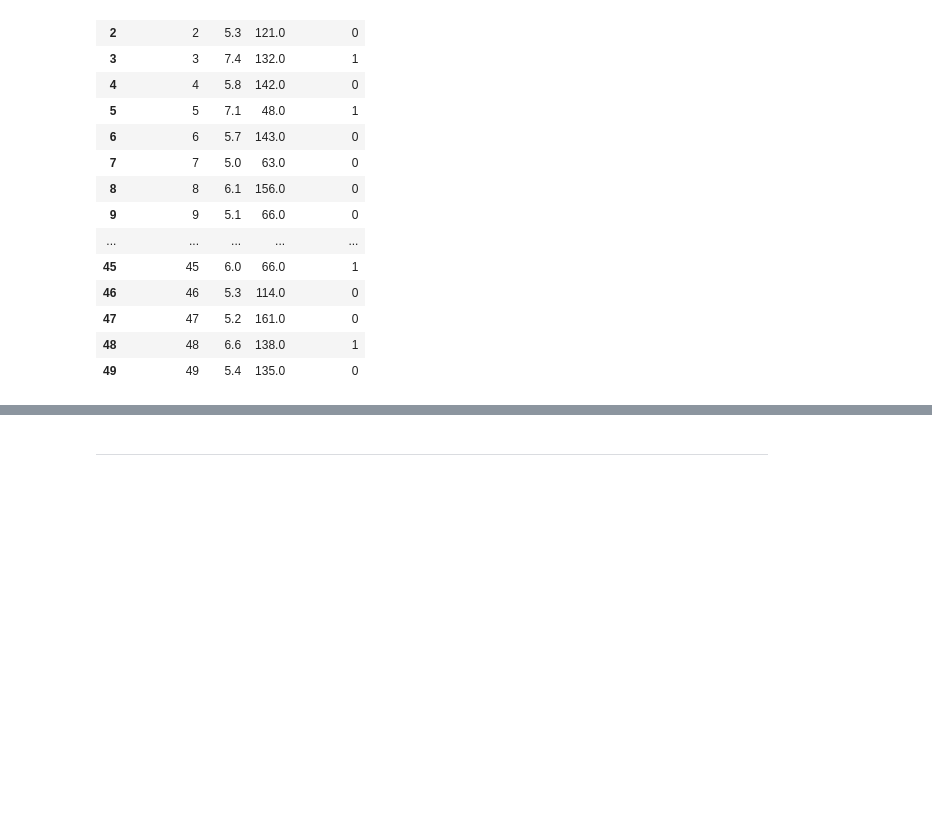
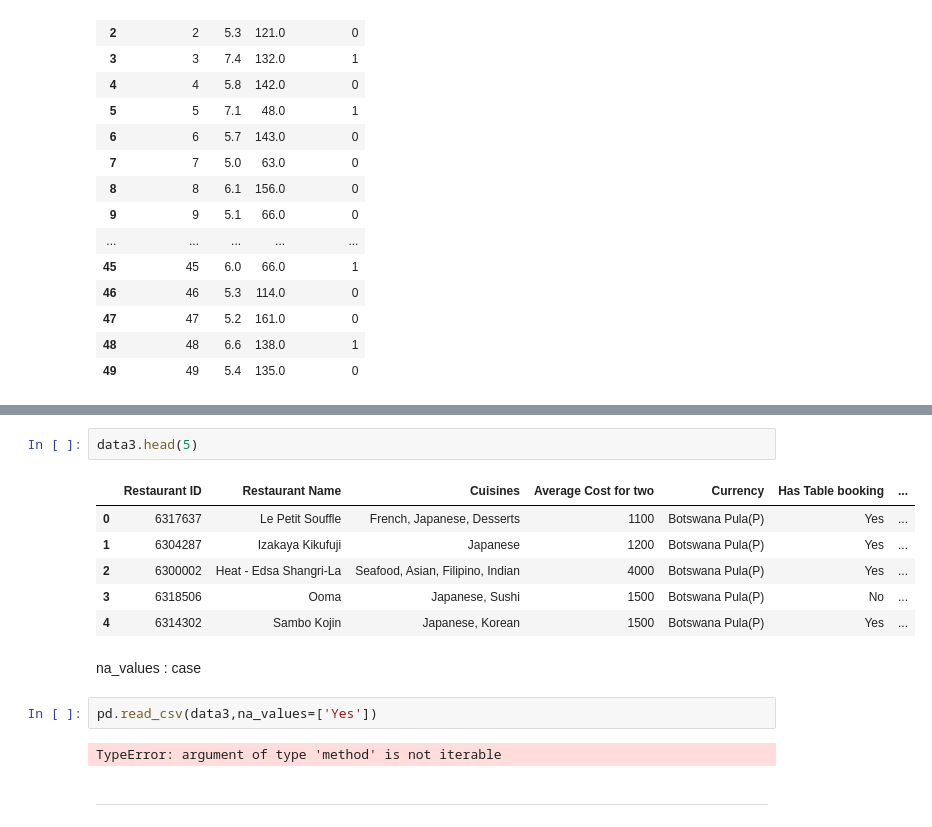
Before and after one commit to theakash07/100_Days_Machine_Learning, a Jupyter notebook: Day_15_Working_with_CSV.ipynb, the cells around one changed output, grey strips where cells are left out. Drawn from its saved outputs; the diff is of its cells as text; blank space fills up the shorter version.

```diff
--- a/Day_15_Working_with_CSV.ipynb
+++ b/Day_15_Working_with_CSV.ipynb
@@ -176,2 +254,17 @@ pd.read_csv('/content/placement.csv',nrows=50)
+# %%
+data3.head(5)
+# %% [output]
+|  | Restaurant ID | Restaurant Name | Cuisines | Average Cost for two | Currency | Has Table booking | ... |
+| 0 | 6317637 | Le Petit Souffle | French, Japanese, Desserts | 1100 | Botswana Pula(P) | Yes | ... |
+| 1 | 6304287 | Izakaya Kikufuji | Japanese | 1200 | Botswana Pula(P) | Yes | ... |
+| 2 | 6300002 | Heat - Edsa Shangri-La | Seafood, Asian, Filipino, Indian | 4000 | Botswana Pula(P) | Yes | ... |
+| 3 | 6318506 | Ooma | Japanese, Sushi | 1500 | Botswana Pula(P) | No | ... |
+| 4 | 6314302 | Sambo Kojin | Japanese, Korean | 1500 | Botswana Pula(P) | Yes | ... |
+# %% [markdown]
+na_values : case
+# %%
+pd.read_csv(data3,na_values=['Yes'])
+# %% [output]
+TypeError: argument of type 'method' is not iterable
 # %% [markdown]
 ****
```
Also changed, not shown: parts of 12 cells of this notebook.
